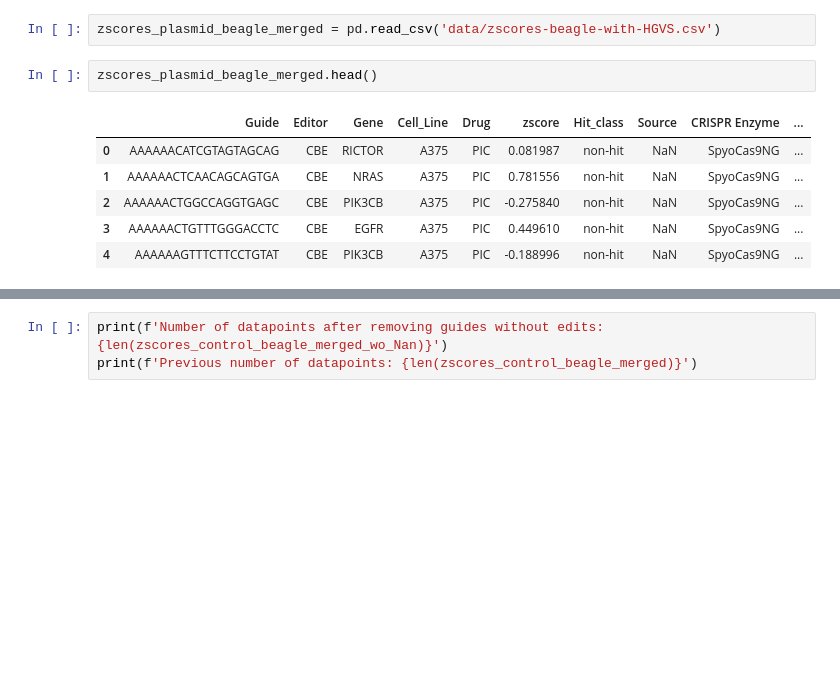
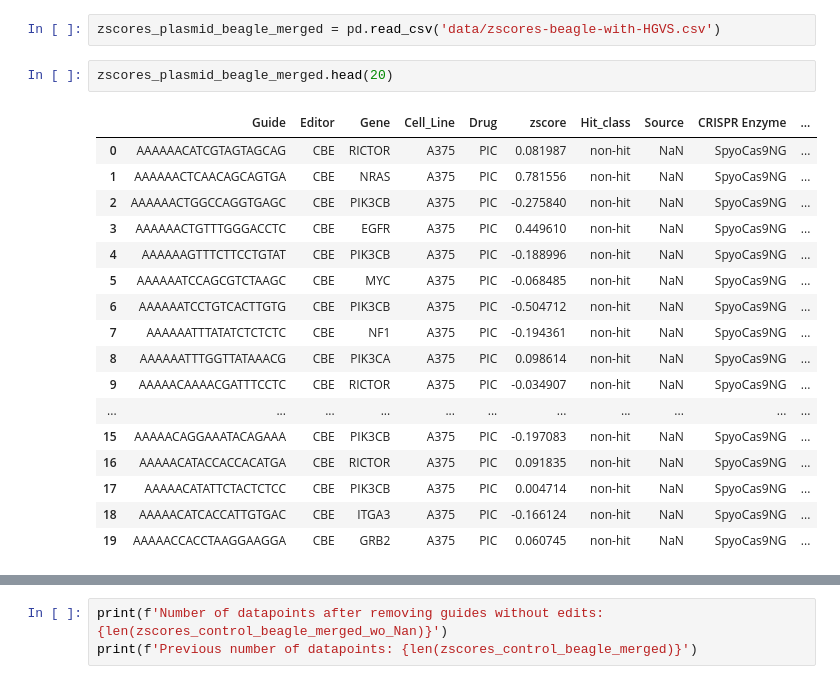
Before and after one commit to QuantitativeBiology/BECancerResistome, a Jupyter notebook: BECancerResistome/VEP/vep_annotation.ipynb, the cells around one changed output, grey strips where cells are left out. Cells and saved outputs as stored; diff of their text form; blank space fills up the shorter version.

```diff
--- a/BECancerResistome/VEP/vep_annotation.ipynb
+++ b/BECancerResistome/VEP/vep_annotation.ipynb
@@ -1102,11 +1176,22 @@ Split into 40 batches of ≤1000 variants each.
 # %%
 zscores_plasmid_beagle_merged = pd.read_csv('data/zscores-beagle-with-HGVS.csv')
 # %%
-zscores_plasmid_beagle_merged.head()
+zscores_plasmid_beagle_merged.head(20)
 # %% [output]
 |  | Guide | Editor | Gene | Cell_Line | Drug | zscore | Hit_class | Source | CRISPR Enzyme | ... |
 | 0 | AAAAAACATCGTAGTAGCAG | CBE | RICTOR | A375 | PIC | 0.081987 | non-hit | NaN | SpyoCas9NG | ... |
 | 1 | AAAAAACTCAACAGCAGTGA | CBE | NRAS | A375 | PIC | 0.781556 | non-hit | NaN | SpyoCas9NG | ... |
 | 2 | AAAAAACTGGCCAGGTGAGC | CBE | PIK3CB | A375 | PIC | -0.275840 | non-hit | NaN | SpyoCas9NG | ... |
 | 3 | AAAAAACTGTTTGGGACCTC | CBE | EGFR | A375 | PIC | 0.449610 | non-hit | NaN | SpyoCas9NG | ... |
 | 4 | AAAAAAGTTTCTTCCTGTAT | CBE | PIK3CB | A375 | PIC | -0.188996 | non-hit | NaN | SpyoCas9NG | ... |
+| 5 | AAAAAATCCAGCGTCTAAGC | CBE | MYC | A375 | PIC | -0.068485 | non-hit | NaN | SpyoCas9NG | ... |
+| 6 | AAAAAATCCTGTCACTTGTG | CBE | PIK3CB | A375 | PIC | -0.504712 | non-hit | NaN | SpyoCas9NG | ... |
+| 7 | AAAAAATTTATATCTCTCTC | CBE | NF1 | A375 | PIC | -0.194361 | non-hit | NaN | SpyoCas9NG | ... |
+| 8 | AAAAAATTTGGTTATAAACG | CBE | PIK3CA | A375 | PIC | 0.098614 | non-hit | NaN | SpyoCas9NG | ... |
+| 9 | AAAAACAAAACGATTTCCTC | CBE | RICTOR | A375 | PIC | -0.034907 | non-hit | NaN | SpyoCas9NG | ... |
+| ... | ... | ... | ... | ... | ... | ... | ... | ... | ... | ... |
+| 15 | AAAAACAGGAAATACAGAAA | CBE | PIK3CB | A375 | PIC | -0.197083 | non-hit | NaN | SpyoCas9NG | ... |
+| 16 | AAAAACATACCACCACATGA | CBE | RICTOR | A375 | PIC | 0.091835 | non-hit | NaN | SpyoCas9NG | ... |
+| 17 | AAAAACATATTCTACTCTCC | CBE | PIK3CB | A375 | PIC | 0.004714 | non-hit | NaN | SpyoCas9NG | ... |
+| 18 | AAAAACATCACCATTGTGAC | CBE | ITGA3 | A375 | PIC | -0.166124 | non-hit | NaN | SpyoCas9NG | ... |
+| 19 | AAAAACCACCTAAGGAAGGA | CBE | GRB2 | A375 | PIC | 0.060745 | non-hit | NaN | SpyoCas9NG | ... |
```
Also changed, not shown: parts of 93 cells of this notebook, 2 other files.
